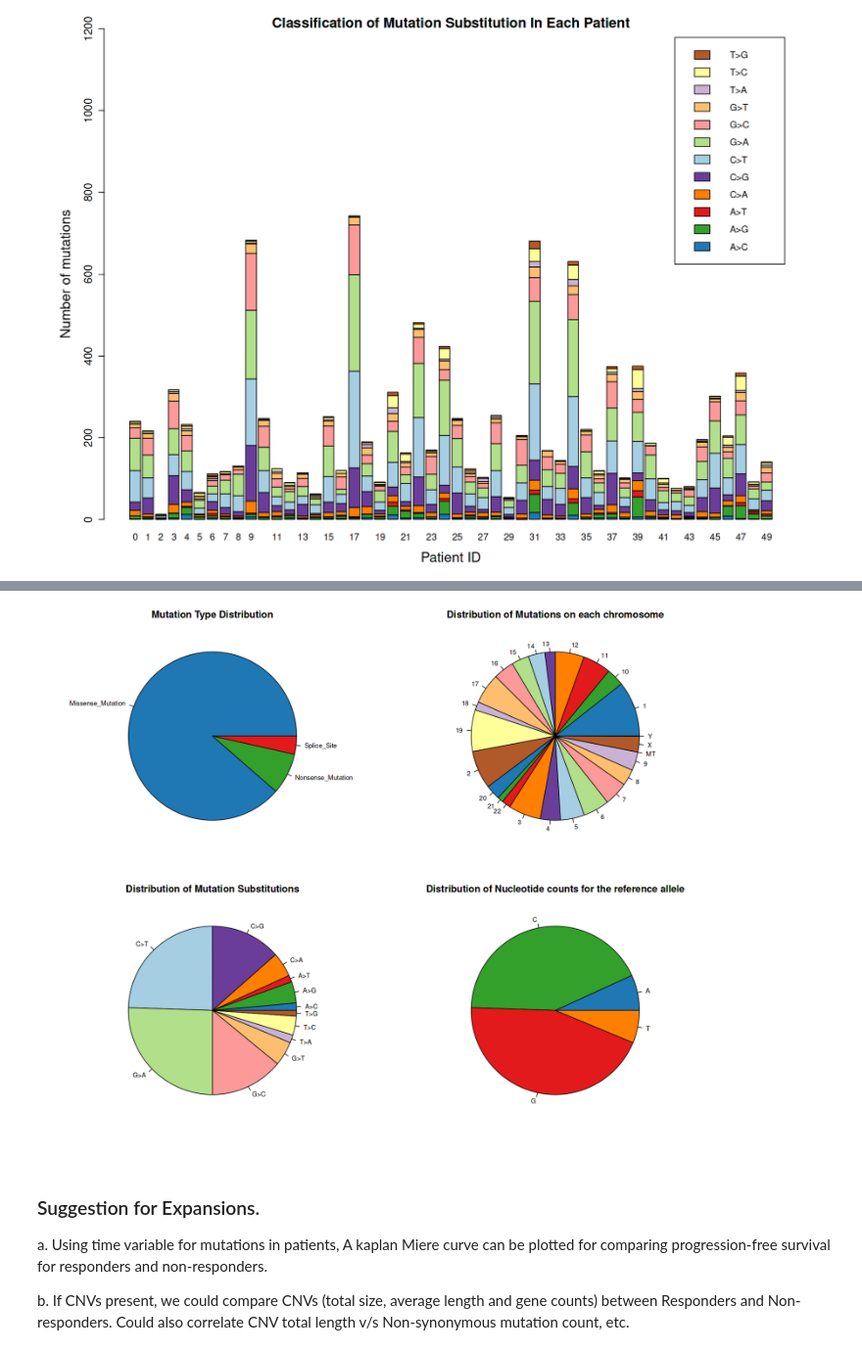
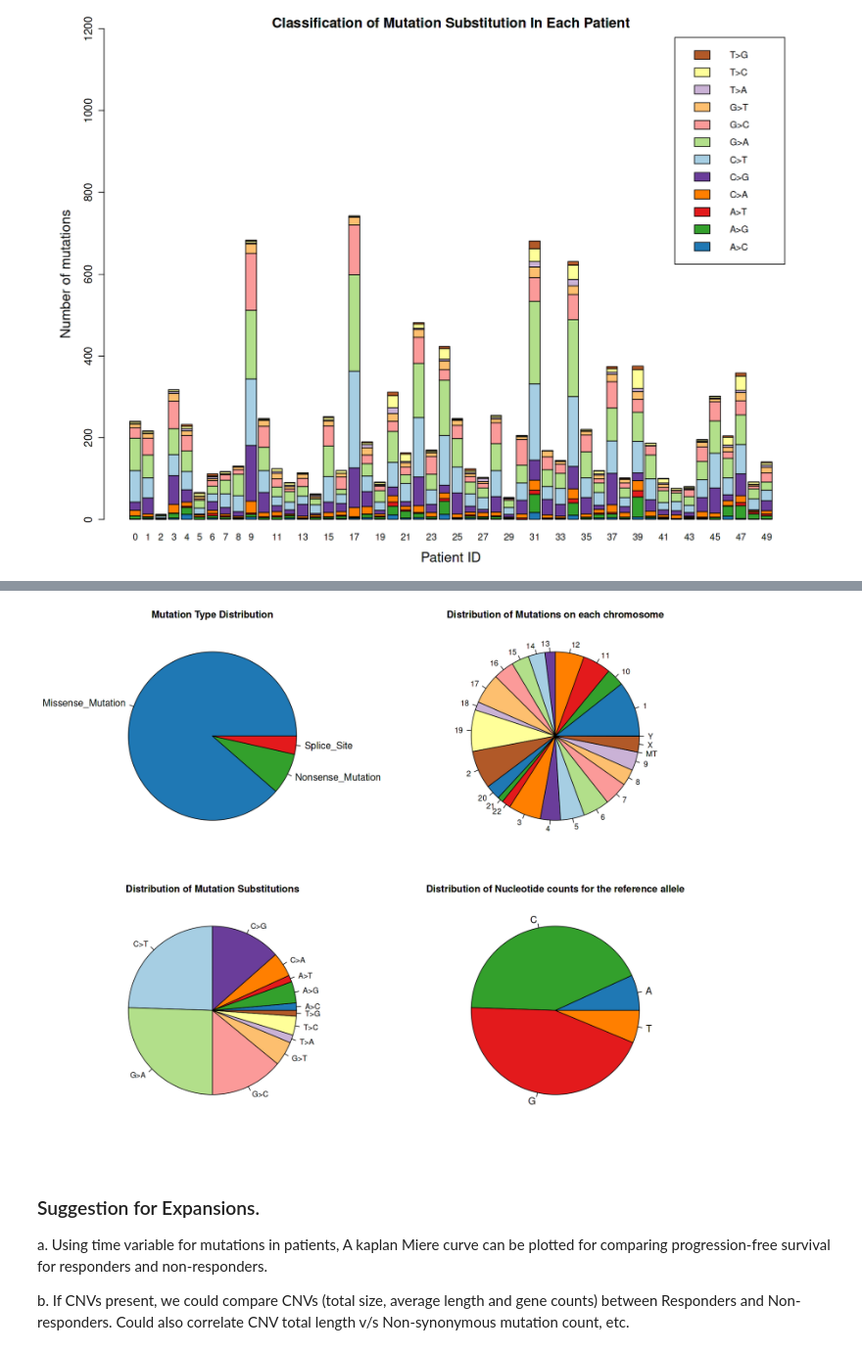
Before and after one commit to sanmatidugad/Clinical-Data-Analysis-Whole-Genome-Sequencing, a Jupyter notebook: WGS_Cancer_Genomics.ipynb, the cells around one changed output, grey strips where cells are left out. Shown at 98% size. Saved outputs shown, nothing was run; the diff lists cells and outputs as text; code cells hidden in the pictures.

```diff
--- a/WGS_Cancer_Genomics.ipynb
+++ b/WGS_Cancer_Genomics.ipynb
@@ -111,7 +123,7 @@ p.S1289A, having a count of 14.
 # %% [markdown]
 4. Perform a statistical test to explore if any mutated genes are enriched in patients who either responded or not. Response labels for individual patients are found in the file sample-information.tsv.
 # %%
-sample_info = read.csv("/home/data/sample-information.tsv", header = TRUE, sep = "\t")
+sample_info = read.csv("/home/data/Sanmati/1. Full-Time-Jobs/Dana_Farber_Assessment/sample-information.tsv", header = TRUE, sep = "\t")
 
 # Merge the mutation data with the sample information
 merged_data = merge(filtered_maf, sample_info, by = "Tumor_Sample_Barcode", all = TRUE)
@@ -383,7 +435,8 @@ for (i in seq_along(patient_data)) {
   density_values = density(current_patient_data$VAF)
 
   plot(density_values, main = paste("Patient", i),
-       xlab = "VAF", col = "blue", lwd = 2)
+       xlab = "VAF", col = "blue", lwd = 2,
+       cex.axis = 1.2, cex.lab = 1.5, cex.main = 1.8)
 
   # Add vertical line at the median
   median_value = median(current_patient_data$VAF)
@@ -426,29 +479,29 @@ barplot(chromosome_counts, names.arg = names(chromosome_counts),
 # %%
 # 5. Multiple Overall Pie charts.
 
 options(repr.plot.width = 15, repr.plot.height = 12)
 par(mar = c(4, 2, 2, 1) + 0.1)
 graph_size = par(mfrow = c(2,2))
 
 pie(table(merged_data.1$Variant_Classification),
     main = "Mutation Type Distribution",
-    col = my_colors, cex.main = 1.5)
+    col = my_colors, cex.main = 1.5, cex = 1.5)
 
 pie(table(merged_data$Chromosome),
     main = "Distribution of Mutations on each chromosome",
-    col = my_colors, cex.main = 1.5)
+    col = my_colors, cex.main = 1.5, cex = 1.2)
 
 pie(table(merged_data.1$comparison_column),
     main = "Distribution of Mutation Substitutions",
-    col = my_colors, cex.main = 1.5)
+    col = my_colors, cex.main = 1.5, cex = 1.2)
 
 pie(table(merged_data.1$Reference_Allele),
     main = "Distribution of Nucleotide counts for the reference allele",
-    col = my_colors, cex.main = 1.5)
+    col = my_colors, cex.main = 1.5, cex = 1.5)
 
 par(graph_size)
 # %% [output]
-[figure, old version]
+[figure, new version]
 # %% [markdown]
 ### Suggestion for Expansions.
 
```
Also changed, not shown: parts of 11 cells of this notebook.
